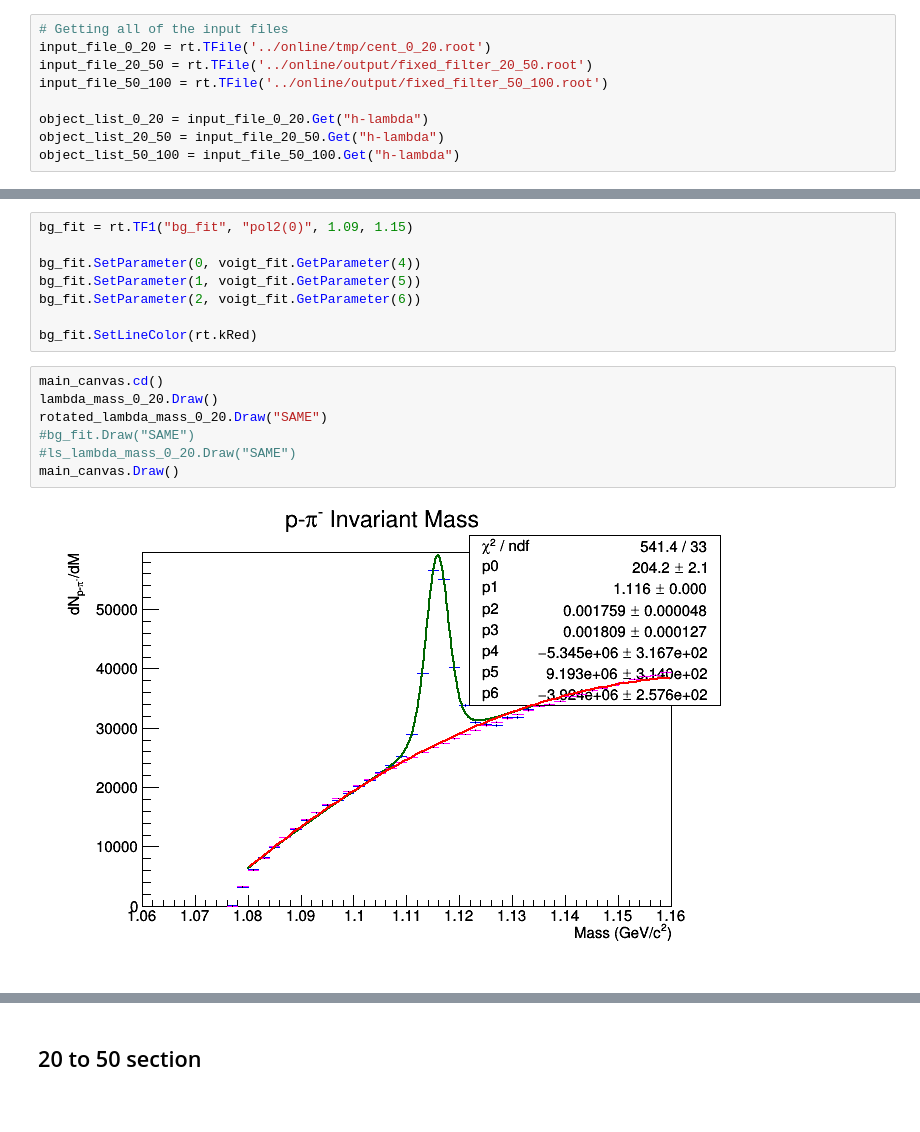
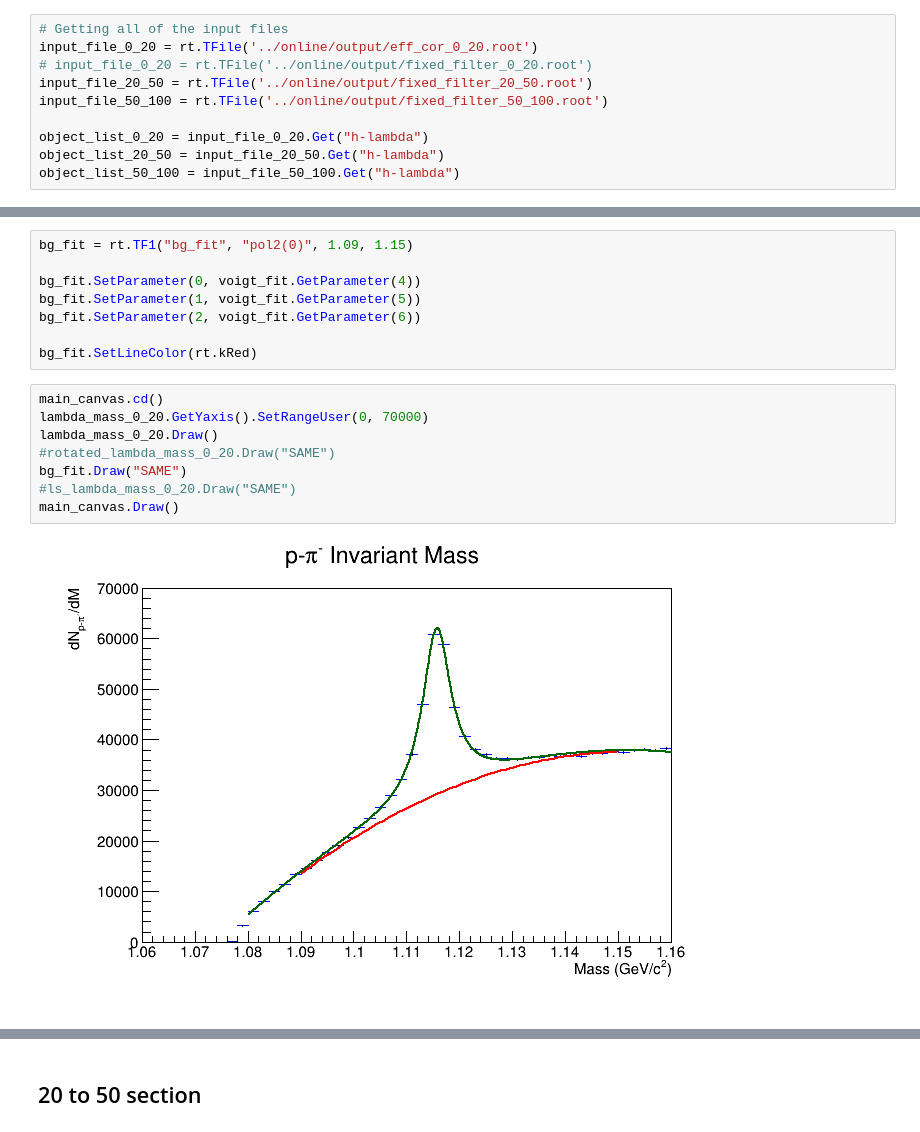
Before and after one commit to rhanniga/lambda-over-hadron, a Jupyter notebook: data/offline/lambda_hadron_mass.ipynb, the cells around one changed output, grey strips where cells are left out. Saved outputs shown, nothing was run; the diff lists cells and outputs as text.

```diff
--- a/data/offline/lambda_hadron_mass.ipynb
+++ b/data/offline/lambda_hadron_mass.ipynb
@@ -16,7 +16,8 @@ main_canvas.SetLeftMargin(0.15);
 main_canvas.SetBottomMargin(0.15);
 # %%
 # Getting all of the input files
-input_file_0_20 = rt.TFile('../online/tmp/cent_0_20.root')
+input_file_0_20 = rt.TFile('../online/output/eff_cor_0_20.root')
+# input_file_0_20 = rt.TFile('../online/output/fixed_filter_0_20.root')
 input_file_20_50 = rt.TFile('../online/output/fixed_filter_20_50.root')
 input_file_50_100 = rt.TFile('../online/output/fixed_filter_50_100.root')
 
@@ -279,13 +285,14 @@ bg_fit.SetParameter(2, voigt_fit.GetParameter(6))
 bg_fit.SetLineColor(rt.kRed)
 # %%
 main_canvas.cd()
+lambda_mass_0_20.GetYaxis().SetRangeUser(0, 70000)
 lambda_mass_0_20.Draw()
-rotated_lambda_mass_0_20.Draw("SAME")
-#bg_fit.Draw("SAME")
+#rotated_lambda_mass_0_20.Draw("SAME")
+bg_fit.Draw("SAME")
 #ls_lambda_mass_0_20.Draw("SAME")
 main_canvas.Draw()
 # %% [output]
-[figure, old version]
+[figure, new version]
 # %%
 left_lsb = lambda_mass_0_20.FindBin(1.08)
 right_lsb = lambda_mass_0_20.FindBin(1.10)
```
Also changed, not shown: parts of 10 cells of this notebook, 2 other files.
